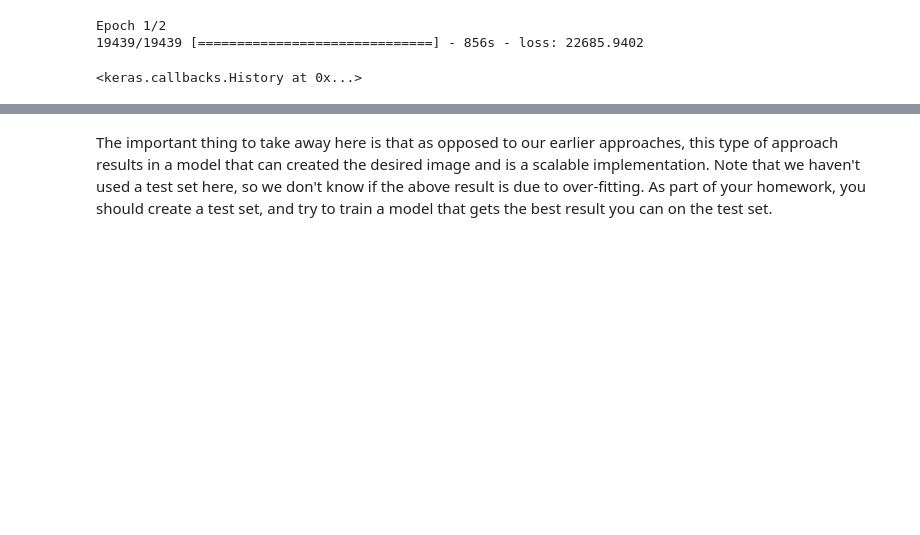
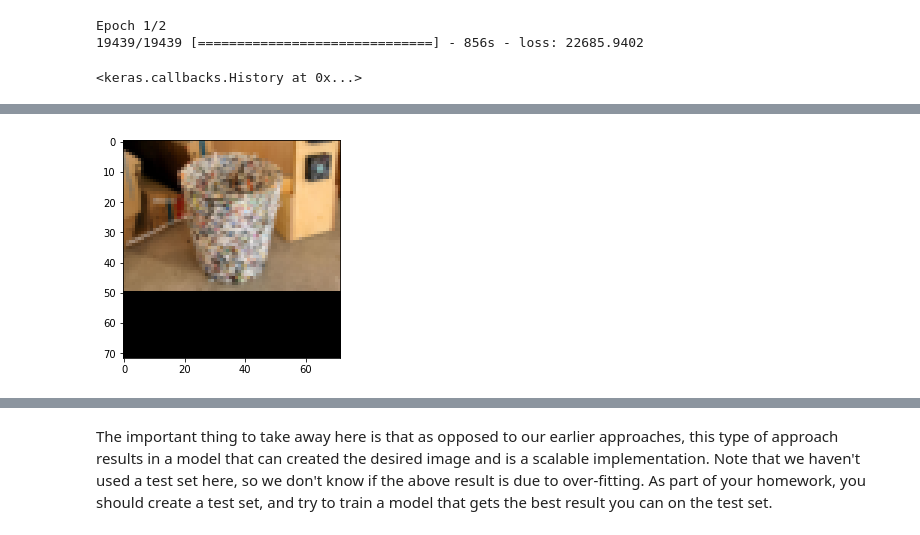
Before and after one commit to mchablani/dl_projects, a Jupyter notebook: neural_style/super_resolution.ipynb, the cells around one changed output, grey strips where cells are left out. Cells and saved outputs as stored; diff of their text form; code cells hidden in the pictures; blank space fills up the shorter version.

```diff
--- a/neural_style/super_resolution.ipynb
+++ b/neural_style/super_resolution.ipynb
@@ -156,0 +161,4 @@ plt.imshow(p[0].astype('uint8'));
+# %%
+plt.imshow(arr_lr[1110].astype('uint8'));
+# %% [output]
+[figure, added]
```
Also changed, not shown: parts of 4 cells of this notebook, 1 other file.
